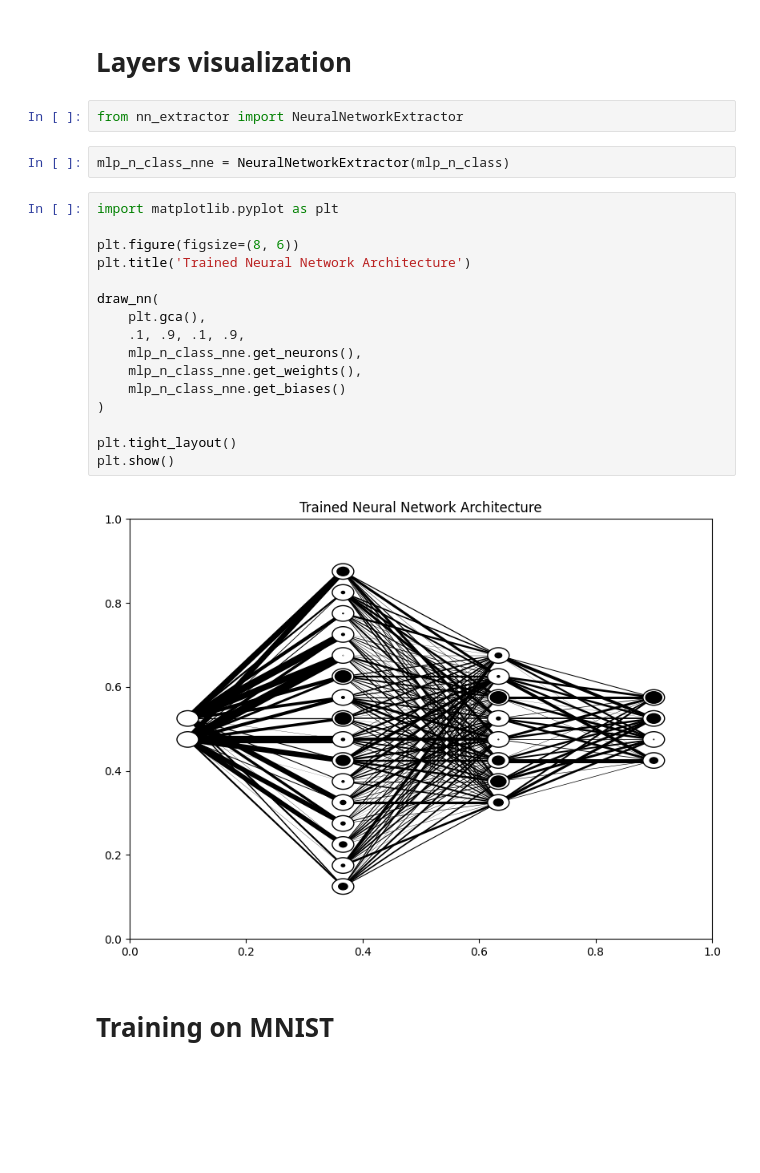
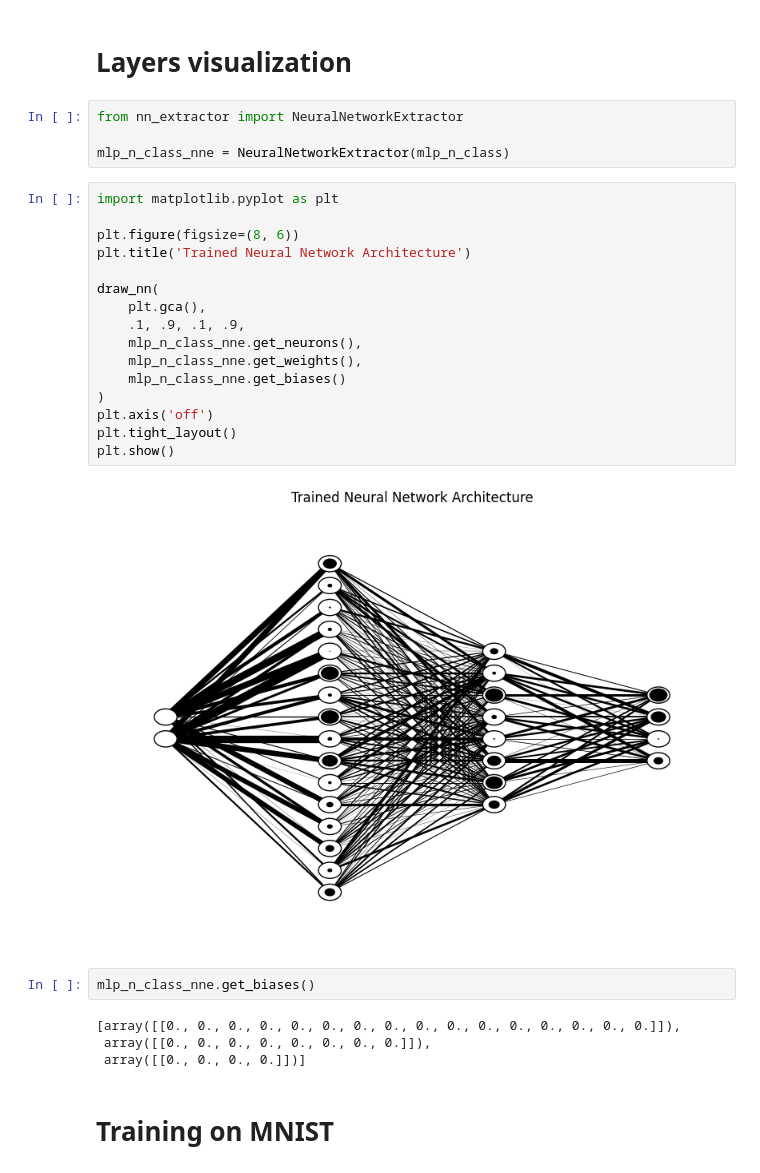
Before and after one commit to RaLLy08/scratch-mlp, a Jupyter notebook: mlp_training.ipynb, the cells around one changed output. Cells and saved outputs as stored; diff of their text form; blank space fills up the shorter version.

```diff
--- a/mlp_training.ipynb
+++ b/mlp_training.ipynb
@@ -447,26 +156,32 @@ Test accuracy: 1.0
 # Layers visualization
 # %%
 from nn_extractor import NeuralNetworkExtractor
+
+mlp_n_class_nne = NeuralNetworkExtractor(mlp_n_class)
-# %%
-mlp_n_class_nne = NeuralNetworkExtractor(mlp_n_class)
 # %%
 import matplotlib.pyplot as plt
 
 plt.figure(figsize=(8, 6))
 plt.title('Trained Neural Network Architecture')
 
 draw_nn(
     plt.gca(),
     .1, .9, .1, .9,
     mlp_n_class_nne.get_neurons(),
     mlp_n_class_nne.get_weights(),
     mlp_n_class_nne.get_biases()
 )
-
+plt.axis('off')
 plt.tight_layout()
 plt.show()
 # %% [output]
-[figure, old version]
+[figure, new version]
+# %%
+mlp_n_class_nne.get_biases()
+# %% [output]
+[array([[0., 0., 0., 0., 0., 0., 0., 0., 0., 0., 0., 0., 0., 0., 0., 0.]]),
+ array([[0., 0., 0., 0., 0., 0., 0., 0.]]),
+ array([[0., 0., 0., 0.]])]
 # %% [markdown]
 <h1> Training on MNIST </h1>
 # %%
```
Also changed, not shown: parts of 7 cells of this notebook, 1 other file.
